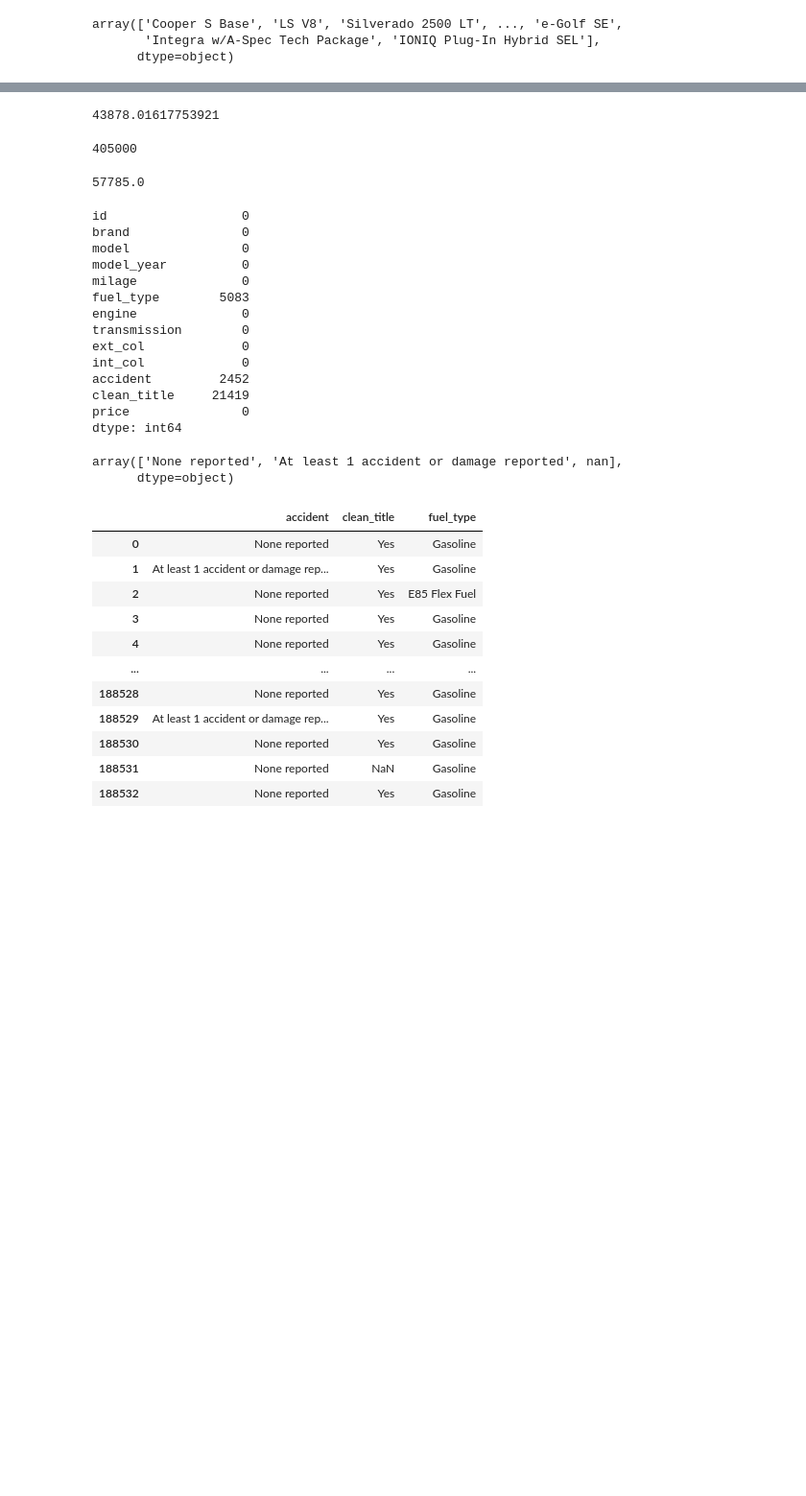
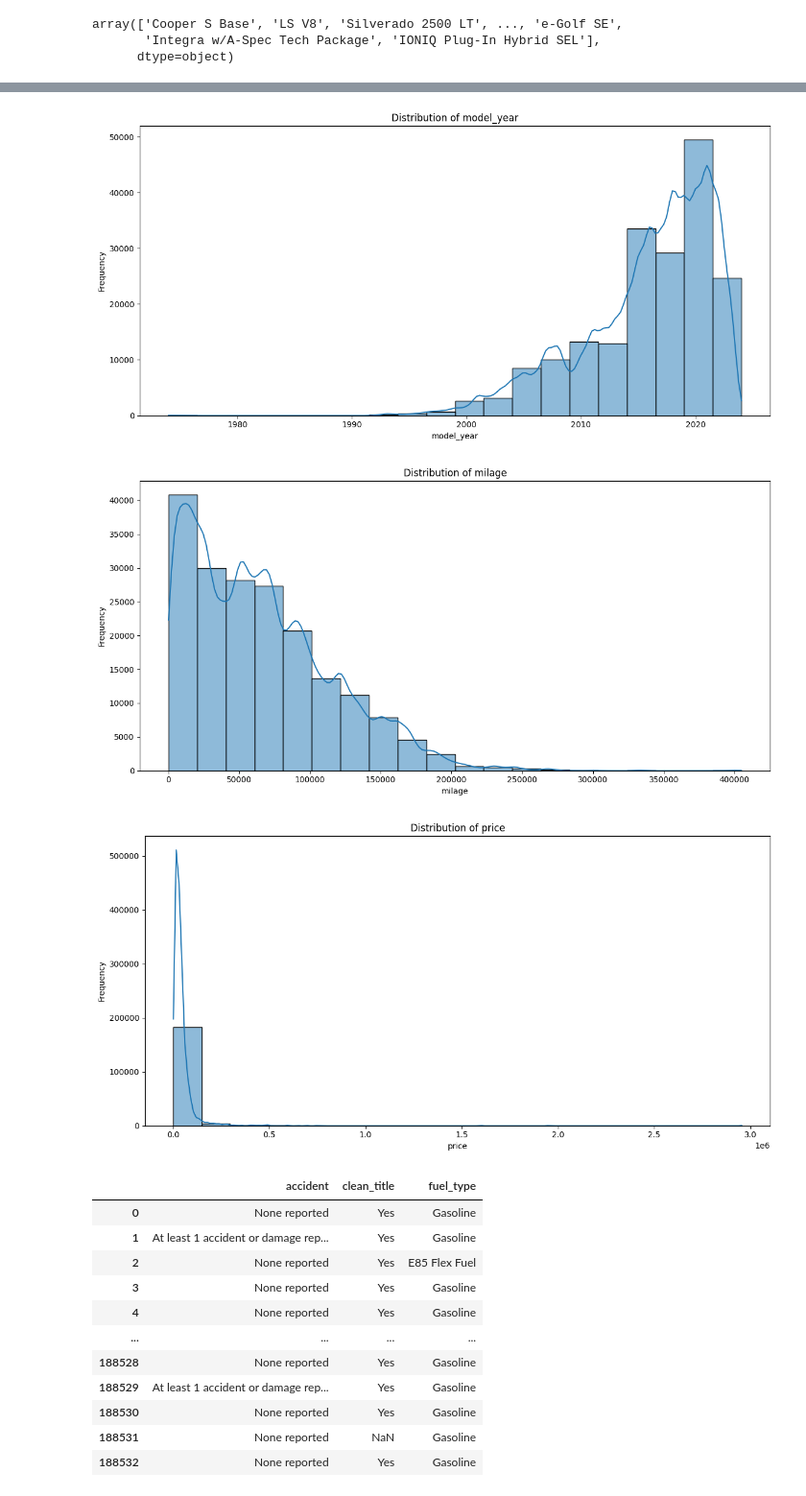
Before and after one commit to MarvicCCV/Regression-of-Used-Car-Prices, a Jupyter notebook: Regression of Used Car Basic Implementation.ipynb, the cells around one changed output, grey strips where cells are left out. Shown at 96% size. Drawn from its saved outputs; the diff is of its cells as text; code cells hidden in the pictures; blank space fills up the shorter version.

```diff
--- a/Regression of Used Car Basic Implementation.ipynb
+++ b/Regression of Used Car Basic Implementation.ipynb
@@ -118,4 +152,11 @@ array(['Cooper S Base', 'LS V8', 'Silverado 2500 LT', ..., 'e-Golf SE',
        'Integra w/A-Spec Tech Package', 'IONIQ Plug-In Hybrid SEL'],
       dtype=object)
 # %%
-train_df.describe()
+def numeric_visualization(df: pd.DataFrame):
+
+    num_variables = df.select_dtypes(include=['float64', 'int64']).columns
+    num_variables = [col for col in num_variables if 'id' not in col.lower()]
+
+    for column in num_variables:
+
+        plt.figure(figsize=(12,6))
@@ -140,37 +163,9 @@ train_df['price'].median()
-# %%
-train_df['price'].mean()
-# %% [output]
-43878.01617753921
-# %%
-train_df['milage'].max()
-# %% [output]
-405000
-# %%
-train_df['milage'].median()
-# %% [output]
-57785.0
-# %%
-train_df.isnull().sum()
-# %% [output]
-id                  0
-brand               0
-model               0
-model_year          0
-milage              0
-fuel_type        5083
-engine              0
-transmission        0
-ext_col             0
-int_col             0
-accident         2452
-clean_title     21419
-price               0
-dtype: int64
-# %%
-train_df['accident'].unique()
-# %% [output]
-array(['None reported', 'At least 1 accident or damage reported', nan],
-      dtype=object)
+# %%
+numeric_visualization(train_df)
+# %% [output]
+[figure, added]
+[figure, added]
+[figure, added]
 # %%
 train_df[['accident', 'clean_title', 'fuel_type']]
 # %% [output]
```
Also changed, not shown: parts of 50 cells of this notebook, 7 other files.
